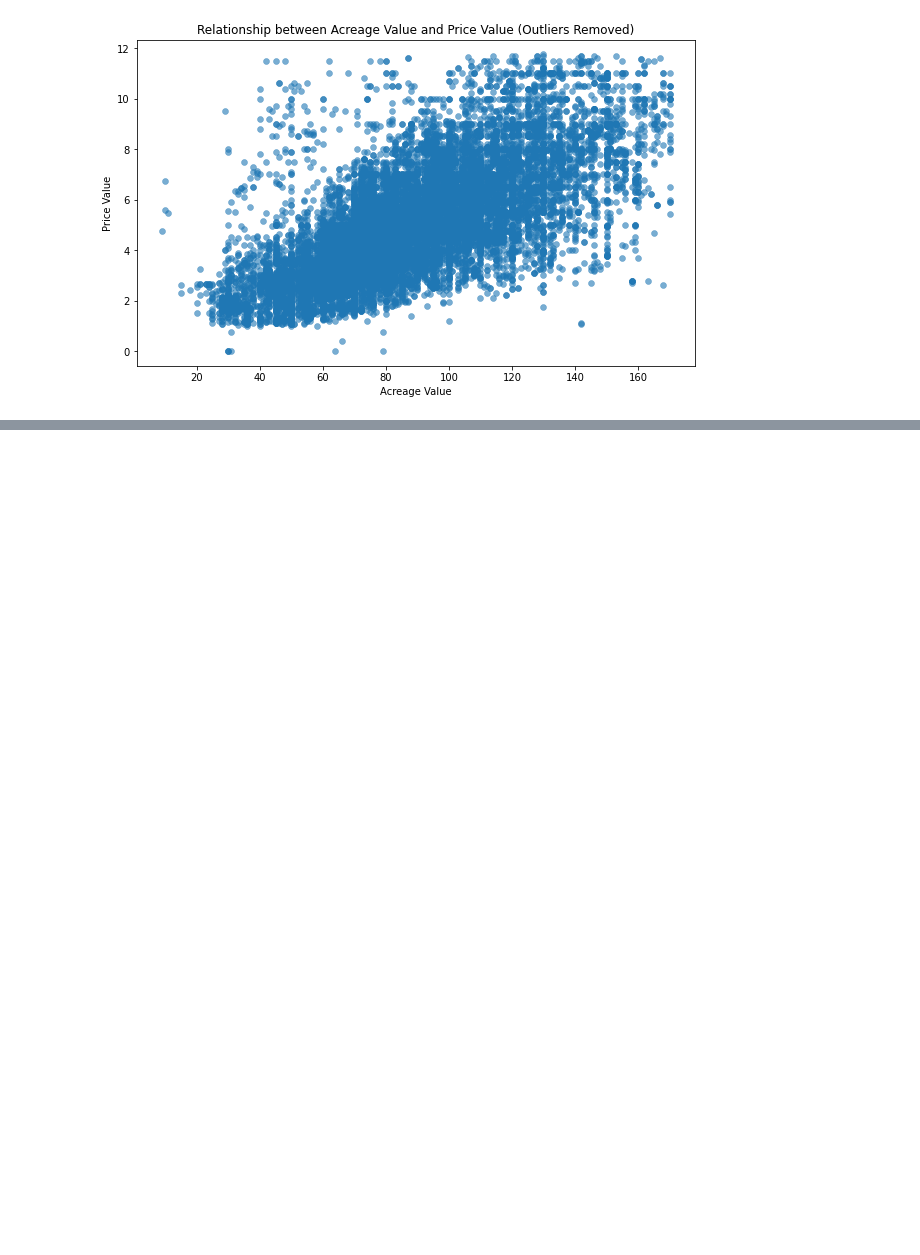
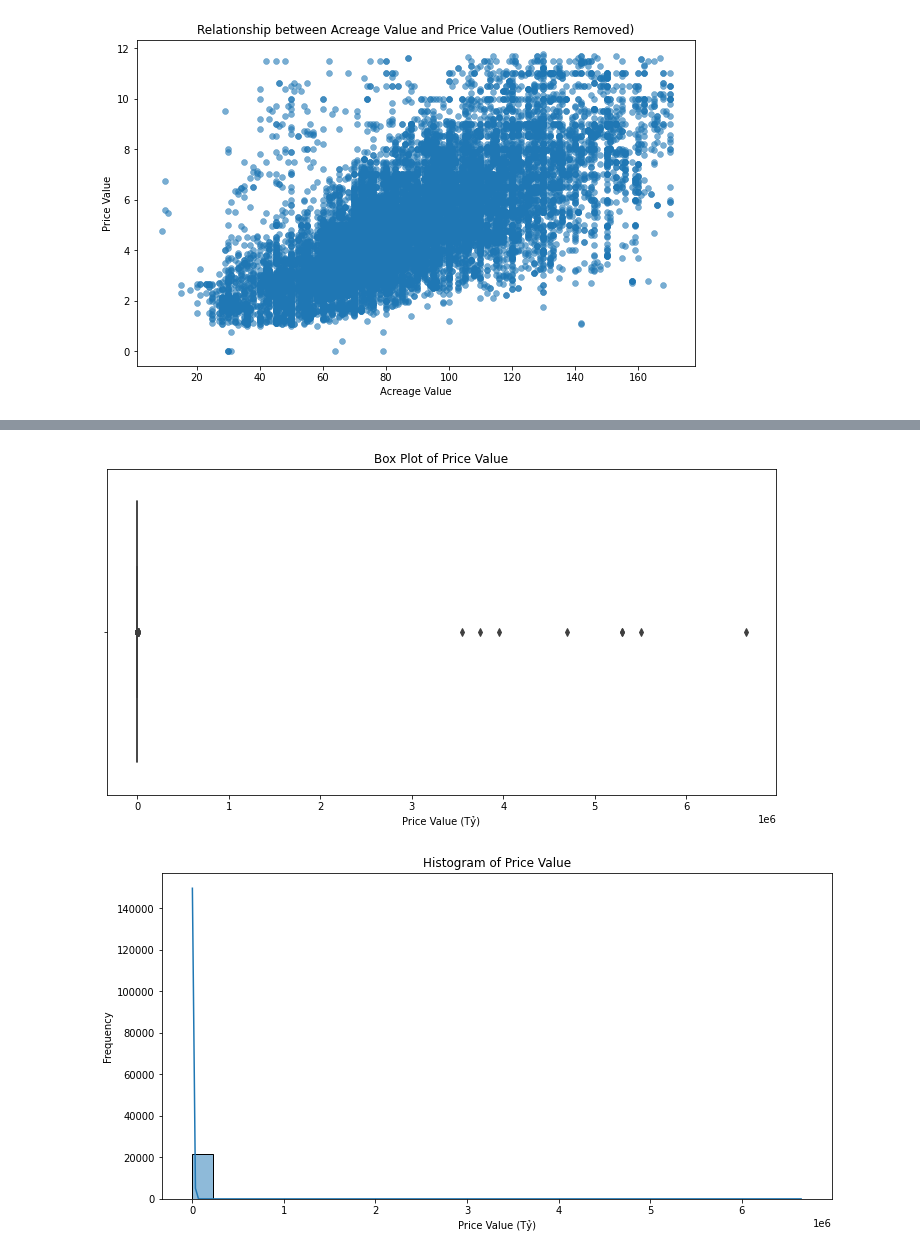
Before and after one commit to NTHuyne/apartment-price-prediction, a Jupyter notebook: src/data_processing/eda.ipynb, the cells around one changed output, grey strips where cells are left out. Cells and saved outputs as stored; diff of their text form; code cells hidden in the pictures; blank space fills up the shorter version.

```diff
--- a/src/data_processing/eda.ipynb
+++ b/src/data_processing/eda.ipynb
@@ -251,0 +298,3 @@ plt.show()
+# %%
+df_clean = df.copy()
+df_clean.head()
@@ -251,0 +310,5 @@ plt.show()
+# %%
+df_clean = df_clean[(df_clean['price_value'].notnull()) & (df_clean['price_value'] != 0)]
+
+# Display the number of rows remaining
+print(f"Number of rows after cleaning: {df_clean.shape[0]}")
@@ -251,0 +319,5 @@ plt.show()
+# %%
+df_clean.loc[df_clean['price_unit'] == 'triệu', 'price_value'] /= 1000
+
+# Drop the price_unit column
+df_clean = df_clean.drop(columns=['price_unit'])
@@ -251,0 +335,17 @@ plt.show()
+# %%
+plt.figure(figsize=(12, 6))
+sns.boxplot(data=df_clean, x='price_value')
+plt.title('Box Plot of Price Value')
+plt.xlabel('Price Value (Tỷ)')
+plt.show()
+
+# Histogram of price_value
+plt.figure(figsize=(12, 6))
+sns.histplot(data=df_clean, x='price_value', kde=True, bins=30)
+plt.title('Histogram of Price Value')
+plt.xlabel('Price Value (Tỷ)')
+plt.ylabel('Frequency')
+plt.show()
+# %% [output]
+[figure, added]
+[figure, added]
```
Also changed, not shown: parts of 40 cells of this notebook, 1 other file.
